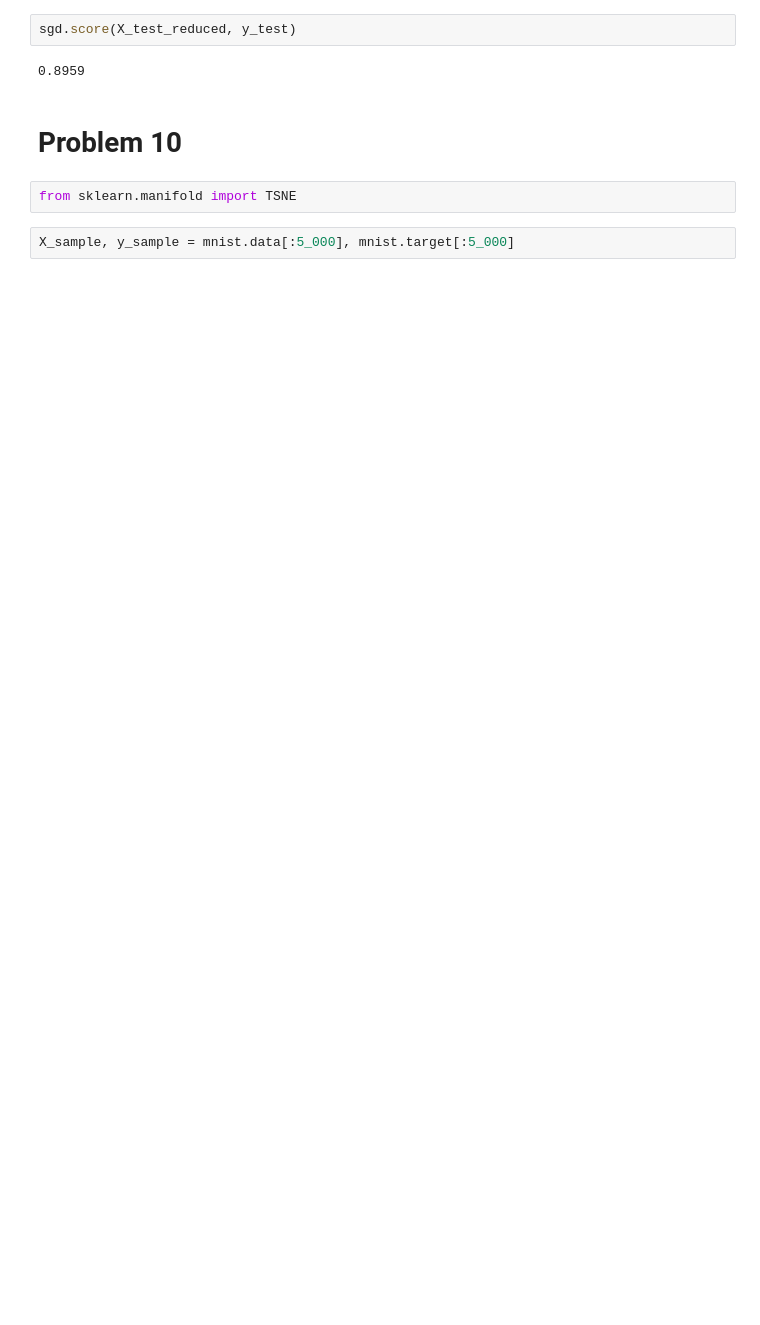
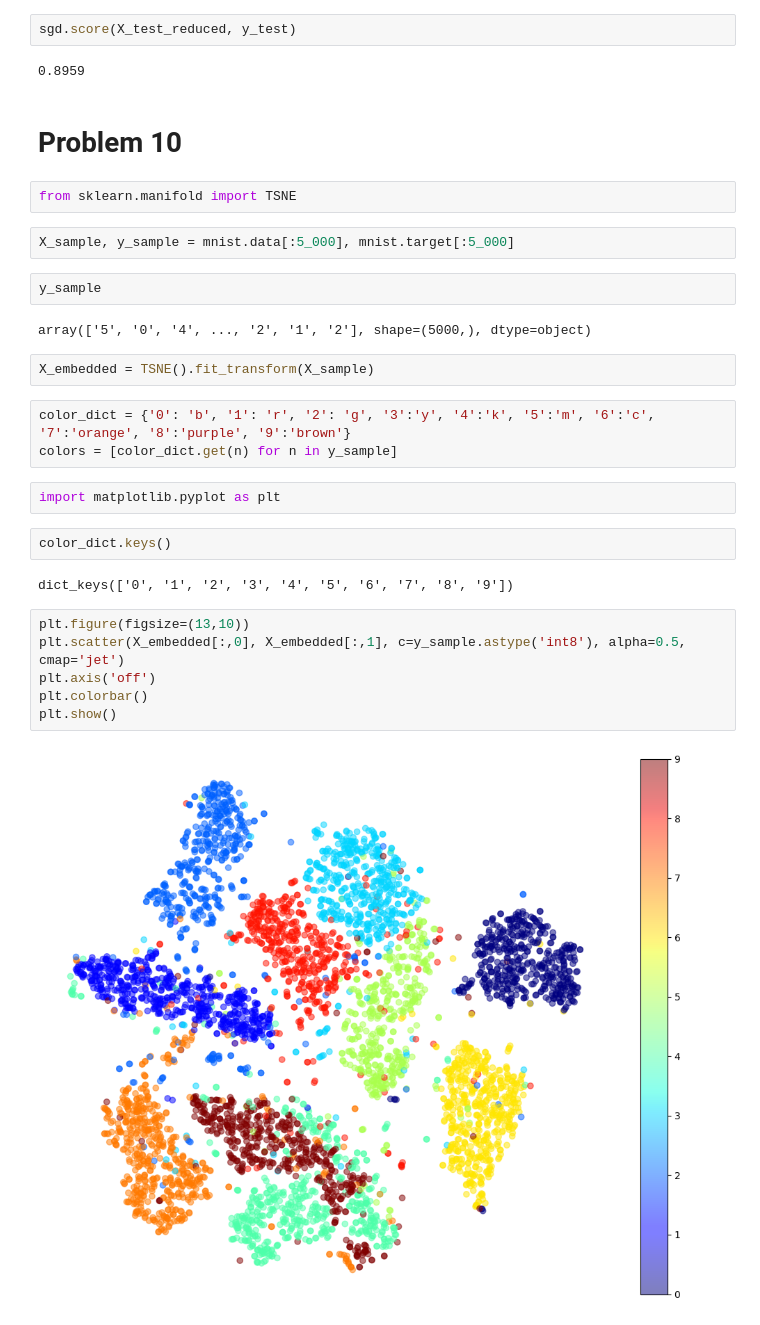
Before and after one commit to loganmoser/Hands_On_Machine_Learning, a Jupyter notebook: Chapter 8/Chapter 8.ipynb, the cells around one changed output. Cells and saved outputs as stored; diff of their text form; blank space fills up the shorter version.

```diff
--- a/Chapter 8/Chapter 8.ipynb
+++ b/Chapter 8/Chapter 8.ipynb
@@ -137,3 +133,26 @@ sgd.score(X_test_reduced, y_test)
 from sklearn.manifold import TSNE
 # %%
 X_sample, y_sample = mnist.data[:5_000], mnist.target[:5_000]
+# %%
+y_sample
+# %% [output]
+array(['5', '0', '4', ..., '2', '1', '2'], shape=(5000,), dtype=object)
+# %%
+X_embedded = TSNE().fit_transform(X_sample)
+# %%
+color_dict = {'0': 'b', '1': 'r', '2': 'g', '3':'y', '4':'k', '5':'m', '6':'c', '7':'orange', '8':'purple', '9':'brown'}
+colors = [color_dict.get(n) for n in y_sample]
+# %%
+import matplotlib.pyplot as plt
+# %%
+color_dict.keys()
+# %% [output]
+dict_keys(['0', '1', '2', '3', '4', '5', '6', '7', '8', '9'])
+# %%
+plt.figure(figsize=(13,10))
+plt.scatter(X_embedded[:,0], X_embedded[:,1], c=y_sample.astype('int8'), alpha=0.5, cmap='jet')
+plt.axis('off')
+plt.colorbar()
+plt.show()
+# %% [output]
+[figure, added]
```
Also changed, not shown: parts of 9 cells of this notebook.
